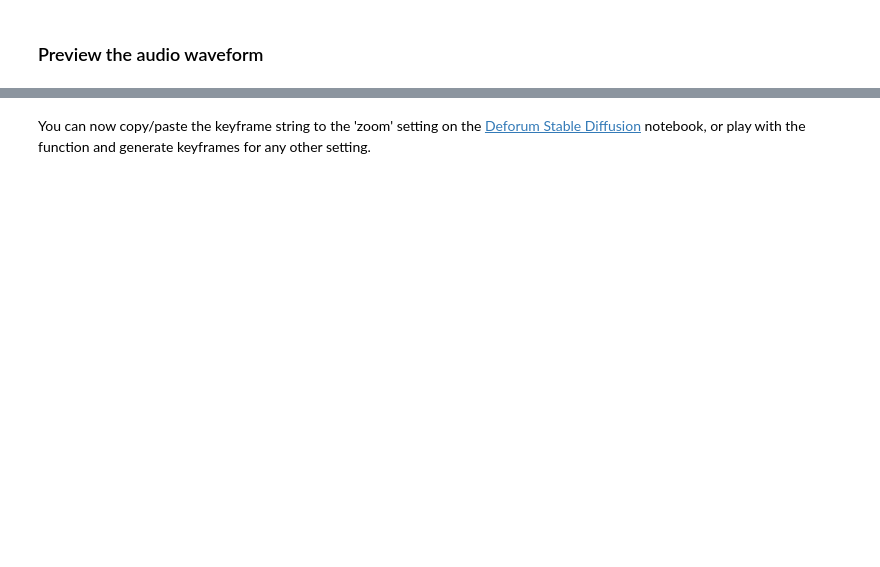
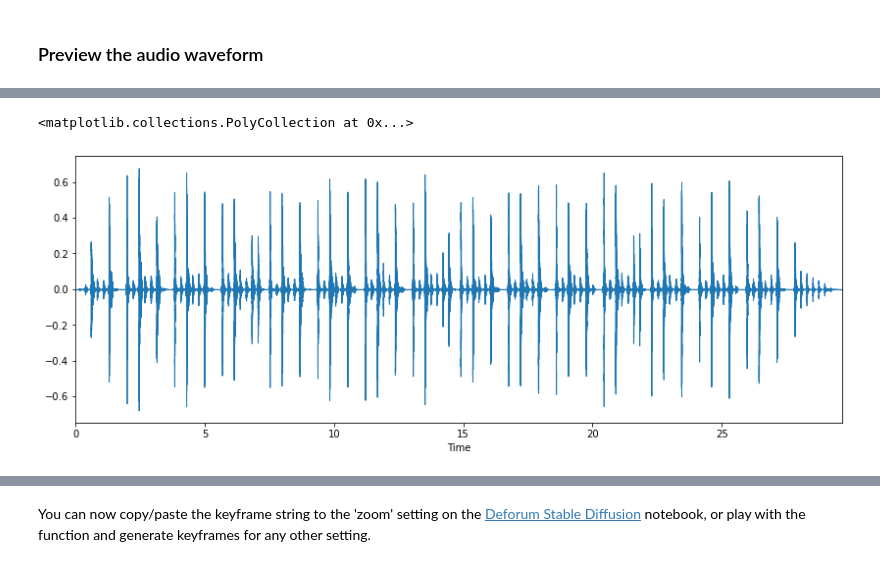
Before and after one commit to fzantalis/colab_collection, a Jupyter notebook: Audio_Keyframe_Generator_For_Deforum_Stable_Diffusion.ipynb, the cells around one changed output, grey strips where cells are left out. Drawn from its saved outputs; the diff is of its cells as text; code cells hidden in the pictures; blank space fills up the shorter version.

Commit message:
fix figure sizes

```diff
--- a/Audio_Keyframe_Generator_For_Deforum_Stable_Diffusion.ipynb
+++ b/Audio_Keyframe_Generator_For_Deforum_Stable_Diffusion.ipynb
@@ -48,10 +75,14 @@ librosa.display.waveplot(x, sr=sr)
 # %%
 #@markdown **6. Print the hpss modified waveform**
 from matplotlib import pyplot as plt
 import numpy as np
 
 wav_harmonic, wav_percussive = librosa.effects.hpss(x, margin=(1.0, 5.0))
+plt.figure(figsize=(14, 5))
 librosa.display.waveplot(wav_percussive)
+# %% [output]
+<matplotlib.collections.PolyCollection at 0x...>
+[figure, added]
 # %%
 import eyed3
 #@title **7. Scale the waveform according to your FPS and Audio duration and get the normalized amplitudes**
```
Also changed, not shown: parts of 7 cells of this notebook.
